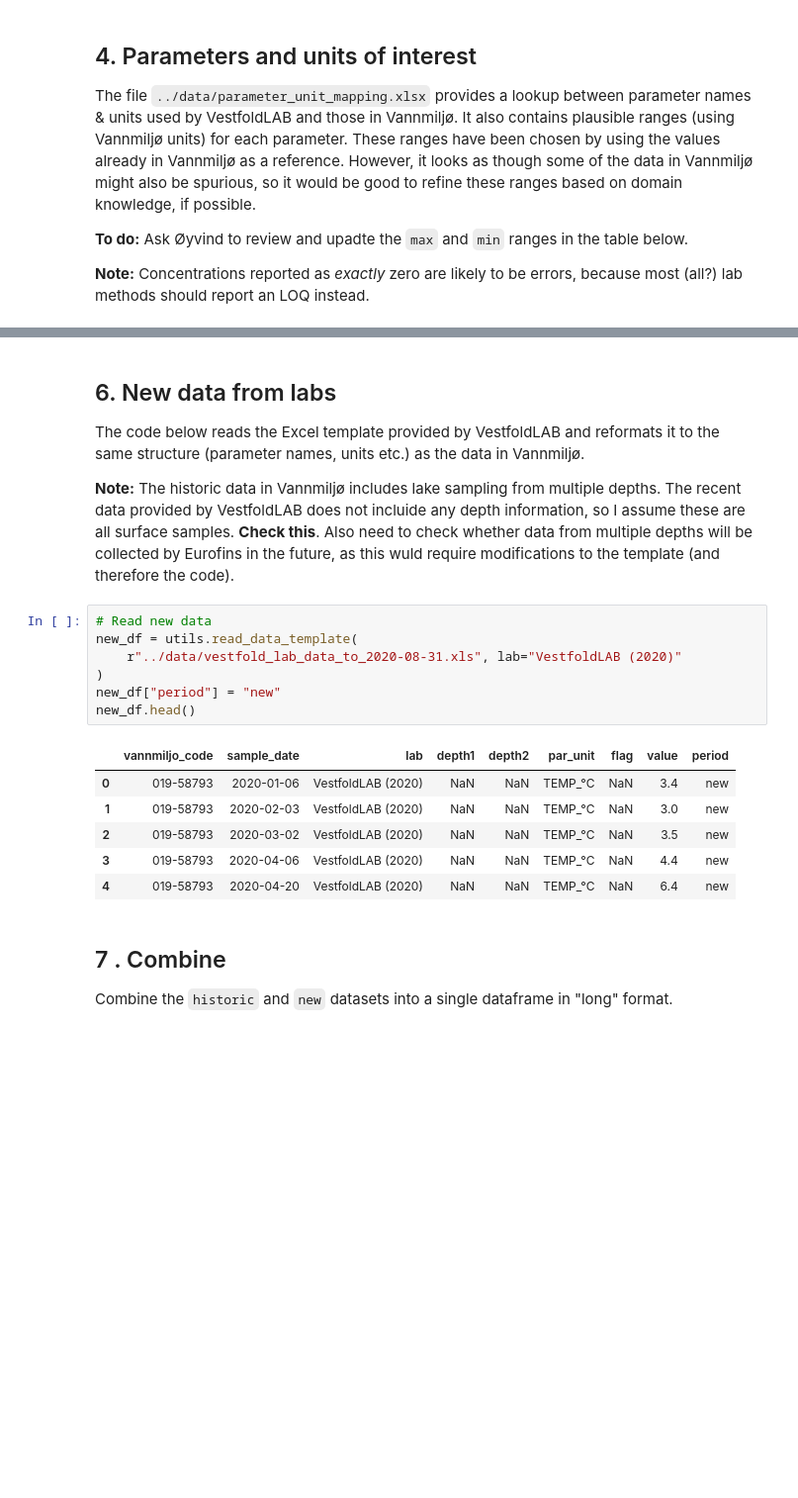
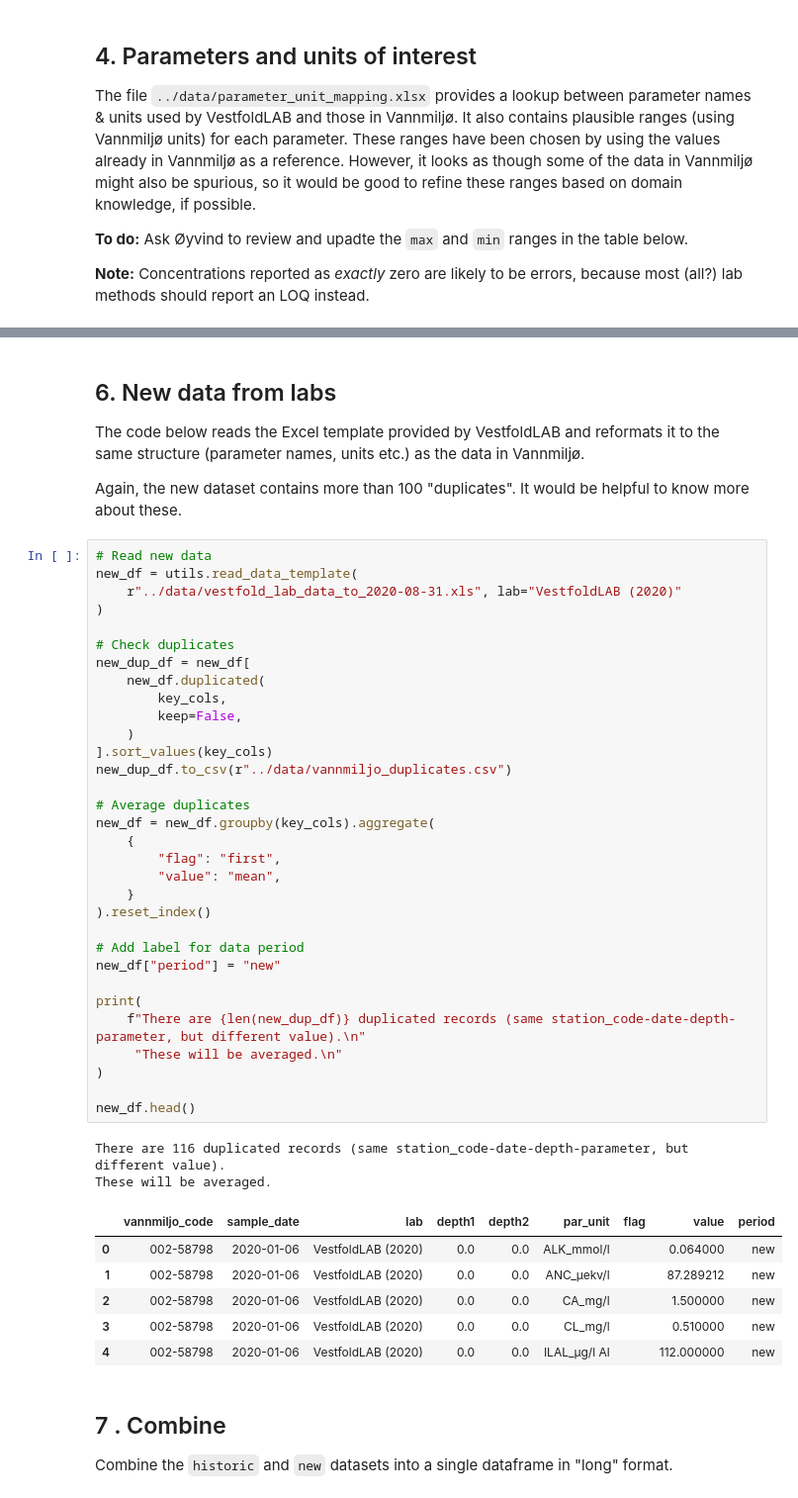
Before and after one commit to NIVANorge/tiltaksovervakingen, a Jupyter notebook: notebooks/01_data_processing.ipynb, the cells around one changed output, grey strips where cells are left out. Shown: that part at 99% size. Drawn from its saved outputs; the diff is of its cells as text; blank space fills up the shorter version.

```diff
--- a/notebooks/01_data_processing.ipynb
+++ b/notebooks/01_data_processing.ipynb
@@ -231,21 +269,48 @@ The number of unique stations with data is: 211.
 
 The code below reads the Excel template provided by VestfoldLAB and reformats it to the same structure (parameter names, units etc.) as the data in Vannmiljø.
 
-**Note:** The historic data in Vannmiljø includes lake sampling from multiple depths. The recent data provided by VestfoldLAB does not incluide any depth information, so I assume these are all surface samples. **Check this**. Also need to check whether data from multiple depths will be collected by Eurofins in the future, as this wuld require modifications to the template (and therefore the code).
+Again, the new dataset contains more than 100 "duplicates". It would be helpful to know more about these.
-# %%
-# Read new data
-new_df = utils.read_data_template(
-    r"../data/vestfold_lab_data_to_2020-08-31.xls", lab="VestfoldLAB (2020)"
-)
-new_df["period"] = "new"
-new_df.head()
-# %% [output]
-|  | vannmiljo_code | sample_date | lab | depth1 | depth2 | par_unit | flag | value | period |
-| 0 | 019-58793 | 2020-01-06 | VestfoldLAB (2020) | NaN | NaN | TEMP_°C | NaN | 3.4 | new |
-| 1 | 019-58793 | 2020-02-03 | VestfoldLAB (2020) | NaN | NaN | TEMP_°C | NaN | 3.0 | new |
-| 2 | 019-58793 | 2020-03-02 | VestfoldLAB (2020) | NaN | NaN | TEMP_°C | NaN | 3.5 | new |
-| 3 | 019-58793 | 2020-04-06 | VestfoldLAB (2020) | NaN | NaN | TEMP_°C | NaN | 4.4 | new |
-| 4 | 019-58793 | 2020-04-20 | VestfoldLAB (2020) | NaN | NaN | TEMP_°C | NaN | 6.4 | new |
+# %%
+# Read new data
+new_df = utils.read_data_template(
+    r"../data/vestfold_lab_data_to_2020-08-31.xls", lab="VestfoldLAB (2020)"
+)
+
+# Check duplicates
+new_dup_df = new_df[
+    new_df.duplicated(
+        key_cols,
+        keep=False,
+    )
+].sort_values(key_cols)
+new_dup_df.to_csv(r"../data/vannmiljo_duplicates.csv")
+
+# Average duplicates
+new_df = new_df.groupby(key_cols).aggregate(
+    {
+        "flag": "first",
+        "value": "mean",
+    }
+).reset_index()
+
+# Add label for data period
+new_df["period"] = "new"
+
+print(
+    f"There are {len(new_dup_df)} duplicated records (same station_code-date-depth-parameter, but different value).\n"
+     "These will be averaged.\n"
+)
+
+new_df.head()
+# %% [output]
+There are 116 duplicated records (same station_code-date-depth-parameter, but different value).
+These will be averaged.
+|  | vannmiljo_code | sample_date | lab | depth1 | depth2 | par_unit | flag | value | period |
+| 0 | 002-58798 | 2020-01-06 | VestfoldLAB (2020) | 0.0 | 0.0 | ALK_mmol/l |  | 0.064000 | new |
+| 1 | 002-58798 | 2020-01-06 | VestfoldLAB (2020) | 0.0 | 0.0 | ANC_µekv/l |  | 87.289212 | new |
+| 2 | 002-58798 | 2020-01-06 | VestfoldLAB (2020) | 0.0 | 0.0 | CA_mg/l |  | 1.500000 | new |
+| 3 | 002-58798 | 2020-01-06 | VestfoldLAB (2020) | 0.0 | 0.0 | CL_mg/l |  | 0.510000 | new |
+| 4 | 002-58798 | 2020-01-06 | VestfoldLAB (2020) | 0.0 | 0.0 | ILAL_µg/l Al |  | 112.000000 | new |
 # %% [markdown]
 ## 7 . Combine
 
```
Also changed, not shown: parts of 9 cells of this notebook, 10 other files.
